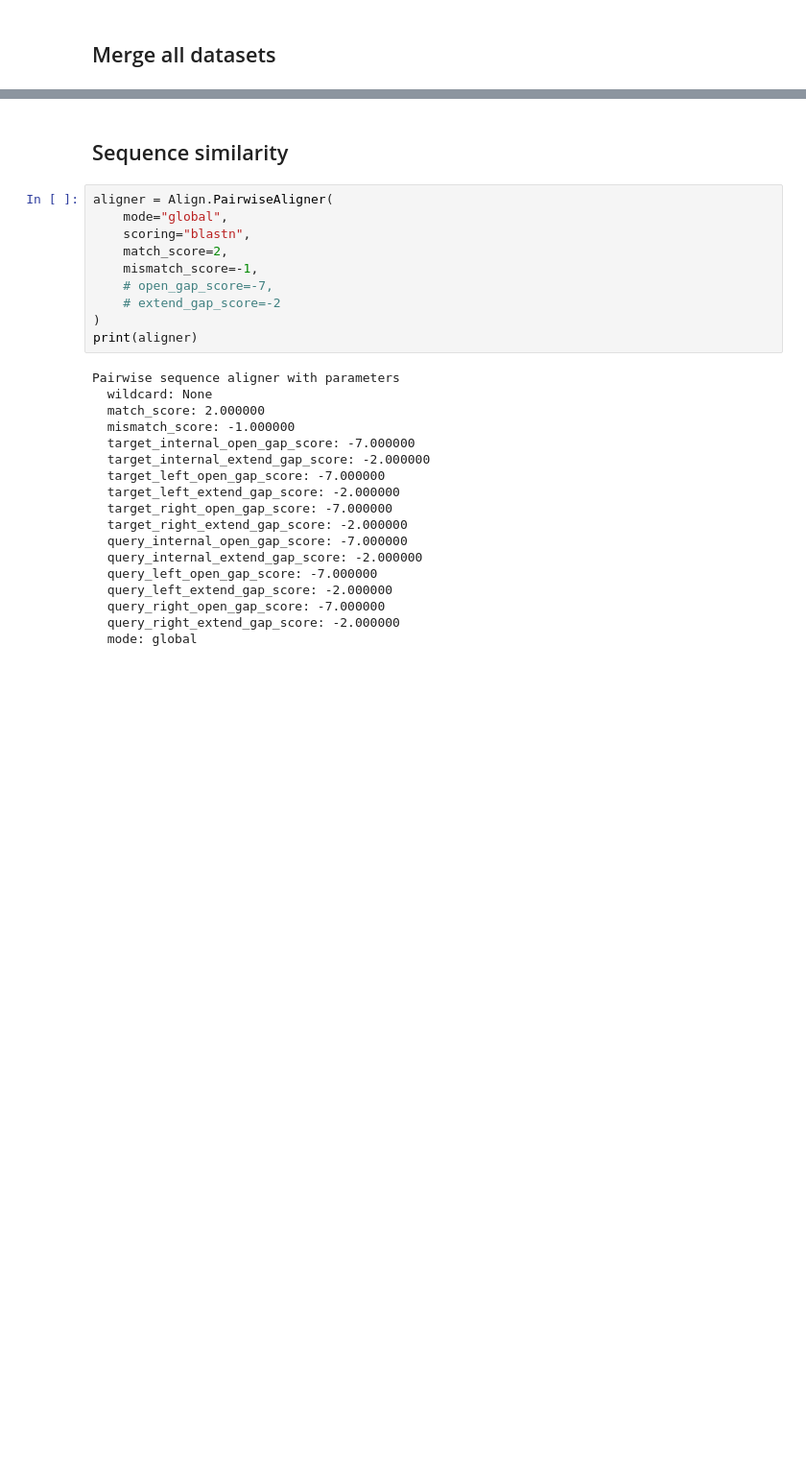
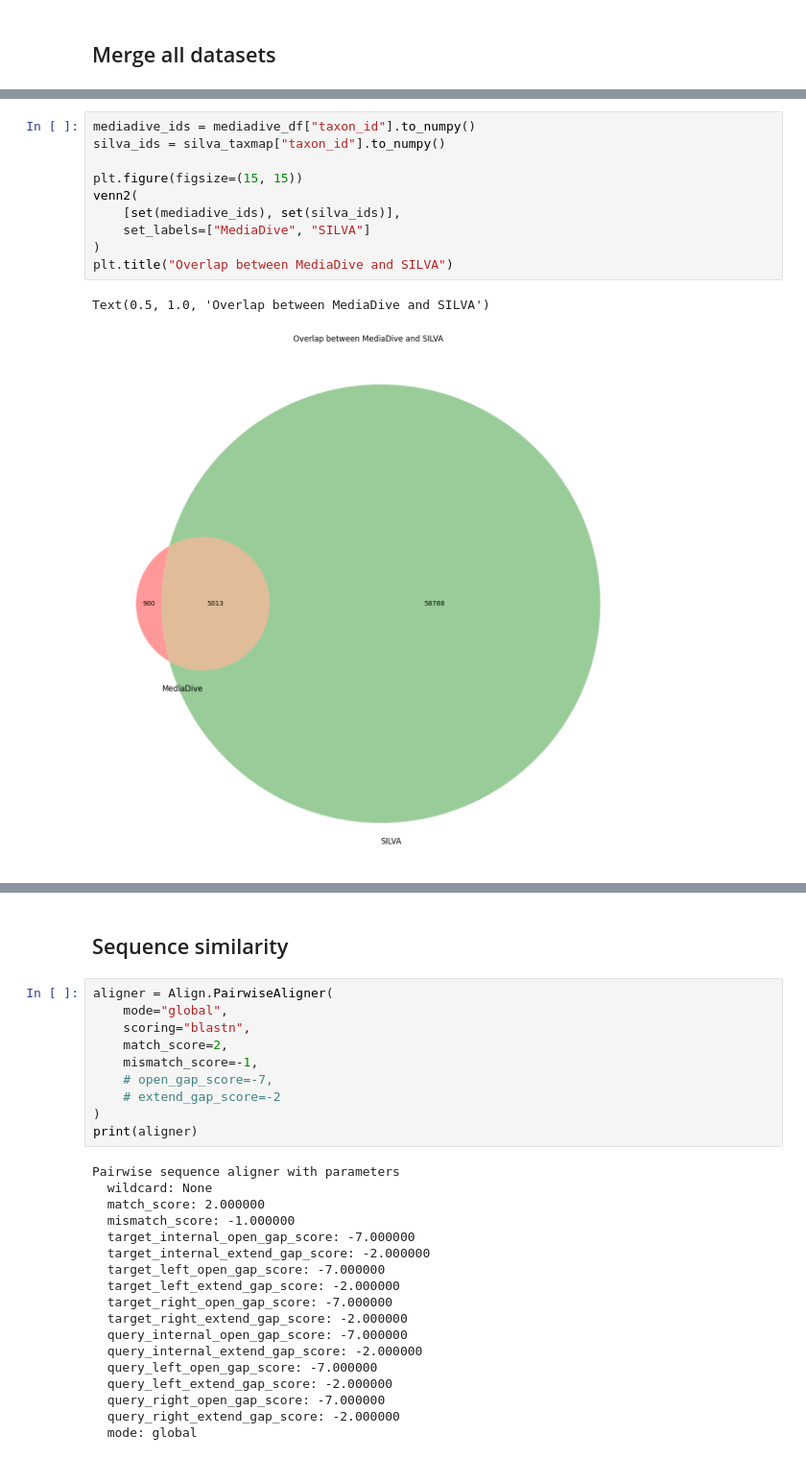
Before and after one commit to giovannellilab/media-prediction, a Jupyter notebook: notebooks/Ghostbusters.ipynb, the cells around one changed output, grey strips where cells are left out. Shown at 96% size. Cells and saved outputs as stored; diff of their text form; blank space fills up the shorter version.

```diff
--- a/notebooks/Ghostbusters.ipynb
+++ b/notebooks/Ghostbusters.ipynb
@@ -142,0 +141,13 @@ merged_df
+# %%
+mediadive_ids = mediadive_df["taxon_id"].to_numpy()
+silva_ids = silva_taxmap["taxon_id"].to_numpy()
+
+plt.figure(figsize=(15, 15))
+venn2(
+    [set(mediadive_ids), set(silva_ids)],
+    set_labels=["MediaDive", "SILVA"]
+)
+plt.title("Overlap between MediaDive and SILVA")
+# %% [output]
+Text(0.5, 1.0, 'Overlap between MediaDive and SILVA')
+[figure, added]
```
Also changed, not shown: parts of 13 cells of this notebook.
